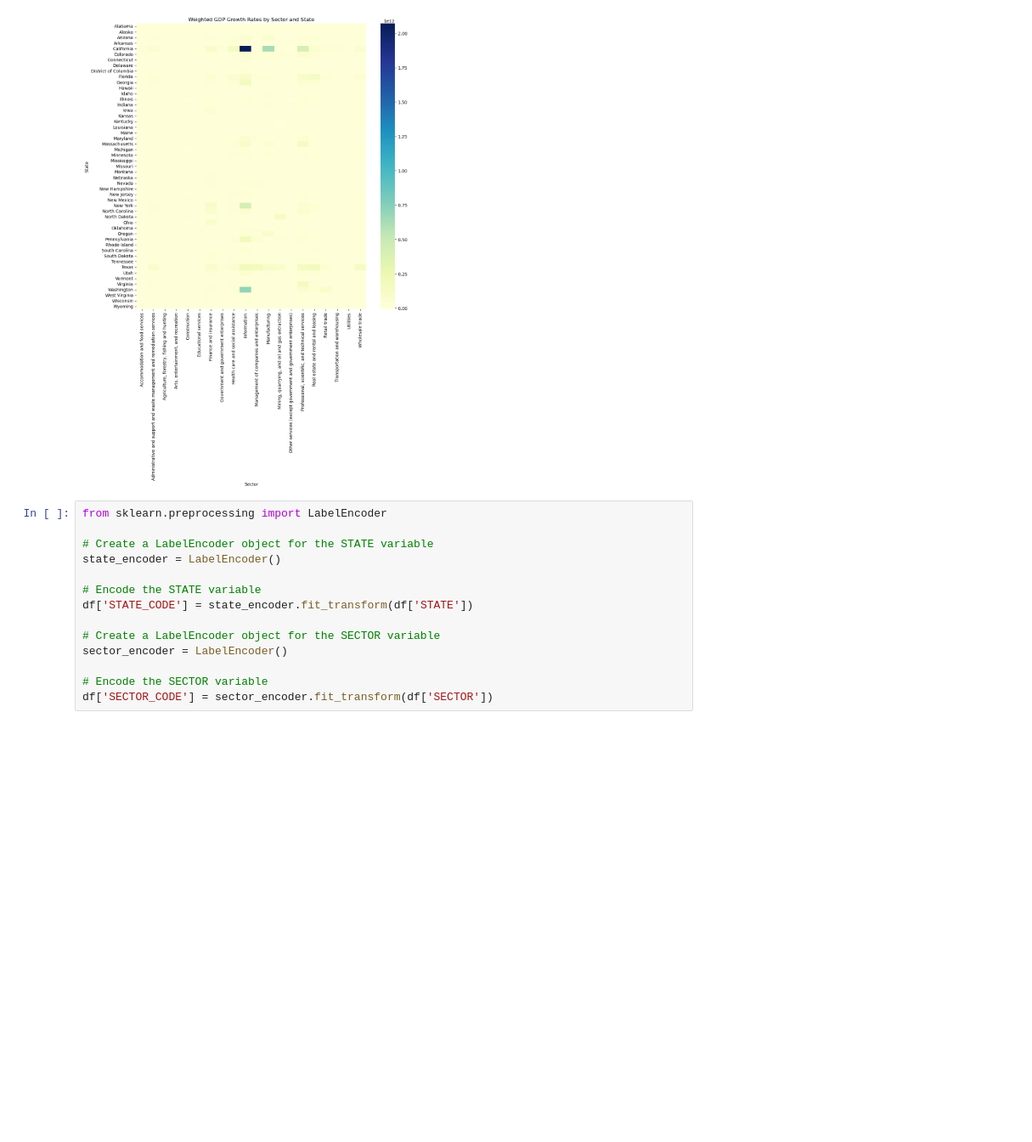
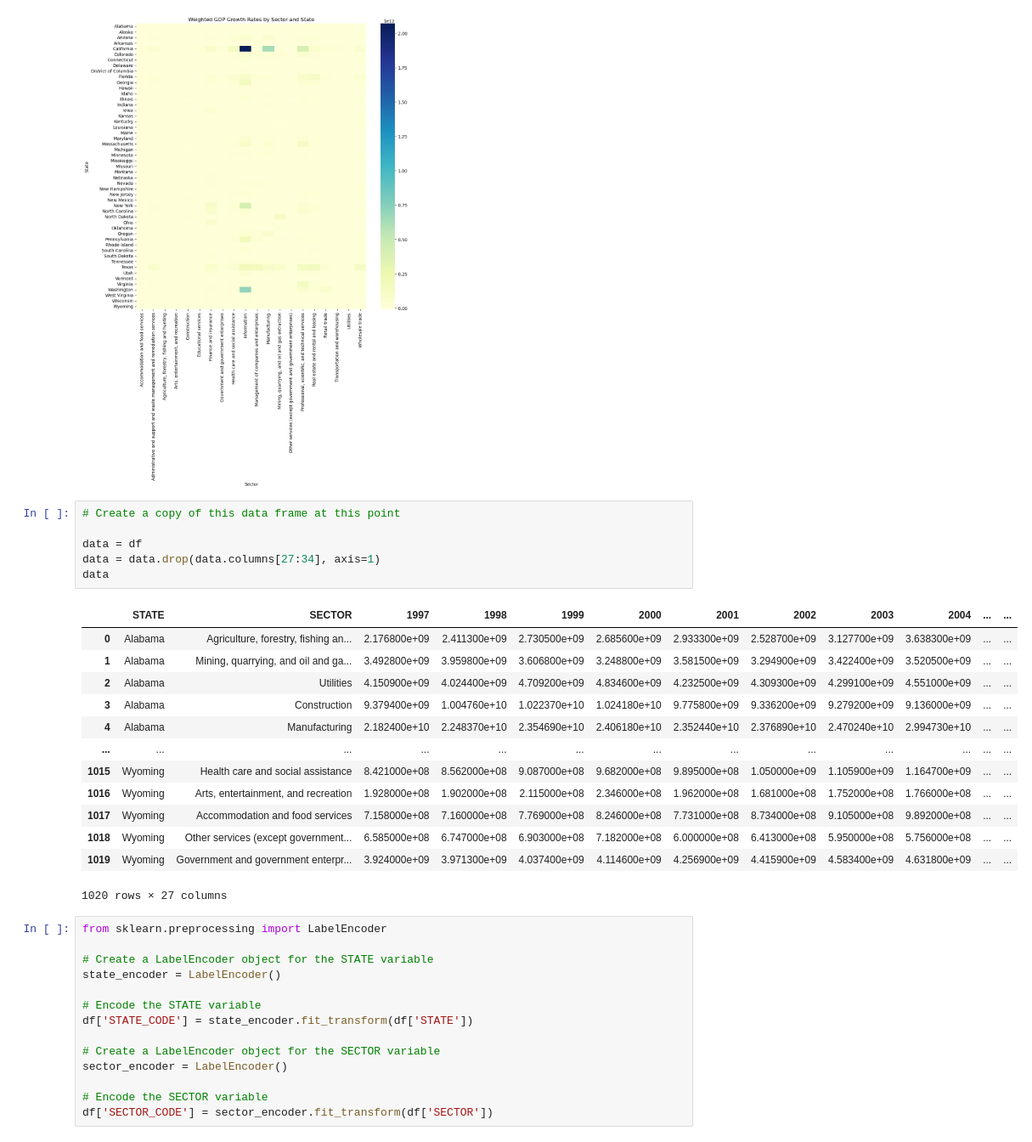
Before and after one commit to zachpinto/gdp-by-state, a Jupyter notebook: notebooks/01-ztwp-preparation.ipynb, the cells around one changed output. Shown at 85% size. Cells and saved outputs as stored; diff of their text form; blank space fills up the shorter version.

Commit message:
added data files

```diff
--- a/notebooks/01-ztwp-preparation.ipynb
+++ b/notebooks/01-ztwp-preparation.ipynb
@@ -305,6 +305,26 @@ ax.set_ylabel('State')
 plt.show()
 # %% [output]
 [figure]
+# %%
+# Create a copy of this data frame at this point
+
+data = df
+data = data.drop(data.columns[27:34], axis=1)
+data
+# %% [output]
+|  | STATE | SECTOR | 1997 | 1998 | 1999 | 2000 | 2001 | 2002 | 2003 | 2004 | ... | ... |
+| 0 | Alabama | Agriculture, forestry, fishing an... | 2.176800e+09 | 2.411300e+09 | 2.730500e+09 | 2.685600e+09 | 2.933300e+09 | 2.528700e+09 | 3.127700e+09 | 3.638300e+09 | ... | ... |
+| 1 | Alabama | Mining, quarrying, and oil and ga... | 3.492800e+09 | 3.959800e+09 | 3.606800e+09 | 3.248800e+09 | 3.581500e+09 | 3.294900e+09 | 3.422400e+09 | 3.520500e+09 | ... | ... |
+| 2 | Alabama | Utilities | 4.150900e+09 | 4.024400e+09 | 4.709200e+09 | 4.834600e+09 | 4.232500e+09 | 4.309300e+09 | 4.299100e+09 | 4.551000e+09 | ... | ... |
+| 3 | Alabama | Construction | 9.379400e+09 | 1.004760e+10 | 1.022370e+10 | 1.024180e+10 | 9.775800e+09 | 9.336200e+09 | 9.279200e+09 | 9.136000e+09 | ... | ... |
+| 4 | Alabama | Manufacturing | 2.182400e+10 | 2.248370e+10 | 2.354690e+10 | 2.406180e+10 | 2.352440e+10 | 2.376890e+10 | 2.470240e+10 | 2.994730e+10 | ... | ... |
+| ... | ... | ... | ... | ... | ... | ... | ... | ... | ... | ... | ... | ... |
+| 1015 | Wyoming | Health care and social assistance | 8.421000e+08 | 8.562000e+08 | 9.087000e+08 | 9.682000e+08 | 9.895000e+08 | 1.050000e+09 | 1.105900e+09 | 1.164700e+09 | ... | ... |
+| 1016 | Wyoming | Arts, entertainment, and recreation | 1.928000e+08 | 1.902000e+08 | 2.115000e+08 | 2.346000e+08 | 1.962000e+08 | 1.681000e+08 | 1.752000e+08 | 1.766000e+08 | ... | ... |
+| 1017 | Wyoming | Accommodation and food services | 7.158000e+08 | 7.160000e+08 | 7.769000e+08 | 8.246000e+08 | 7.731000e+08 | 8.734000e+08 | 9.105000e+08 | 9.892000e+08 | ... | ... |
+| 1018 | Wyoming | Other services (except government... | 6.585000e+08 | 6.747000e+08 | 6.903000e+08 | 7.182000e+08 | 6.000000e+08 | 6.413000e+08 | 5.950000e+08 | 5.756000e+08 | ... | ... |
+| 1019 | Wyoming | Government and government enterpr... | 3.924000e+09 | 3.971300e+09 | 4.037400e+09 | 4.114600e+09 | 4.256900e+09 | 4.415900e+09 | 4.583400e+09 | 4.631800e+09 | ... | ... |
+1020 rows × 27 columns
 # %%
 from sklearn.preprocessing import LabelEncoder
 
```
Also changed, not shown: parts of 6 cells of this notebook.
